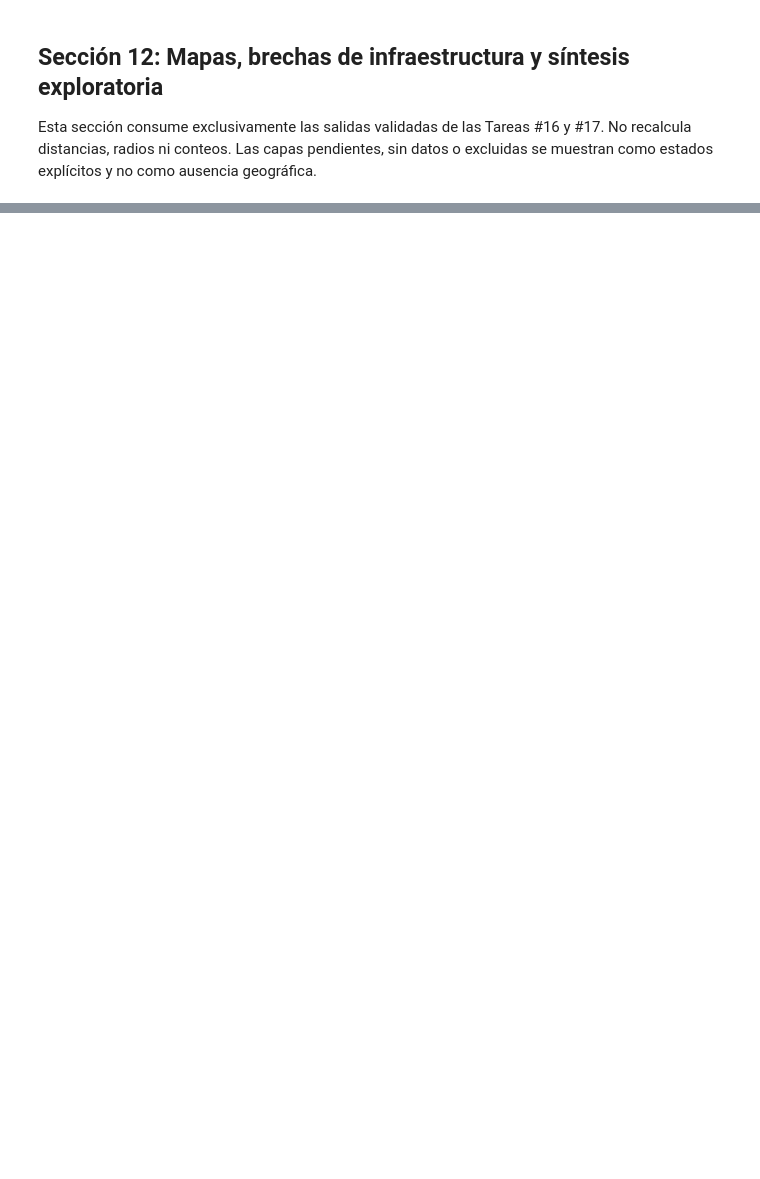
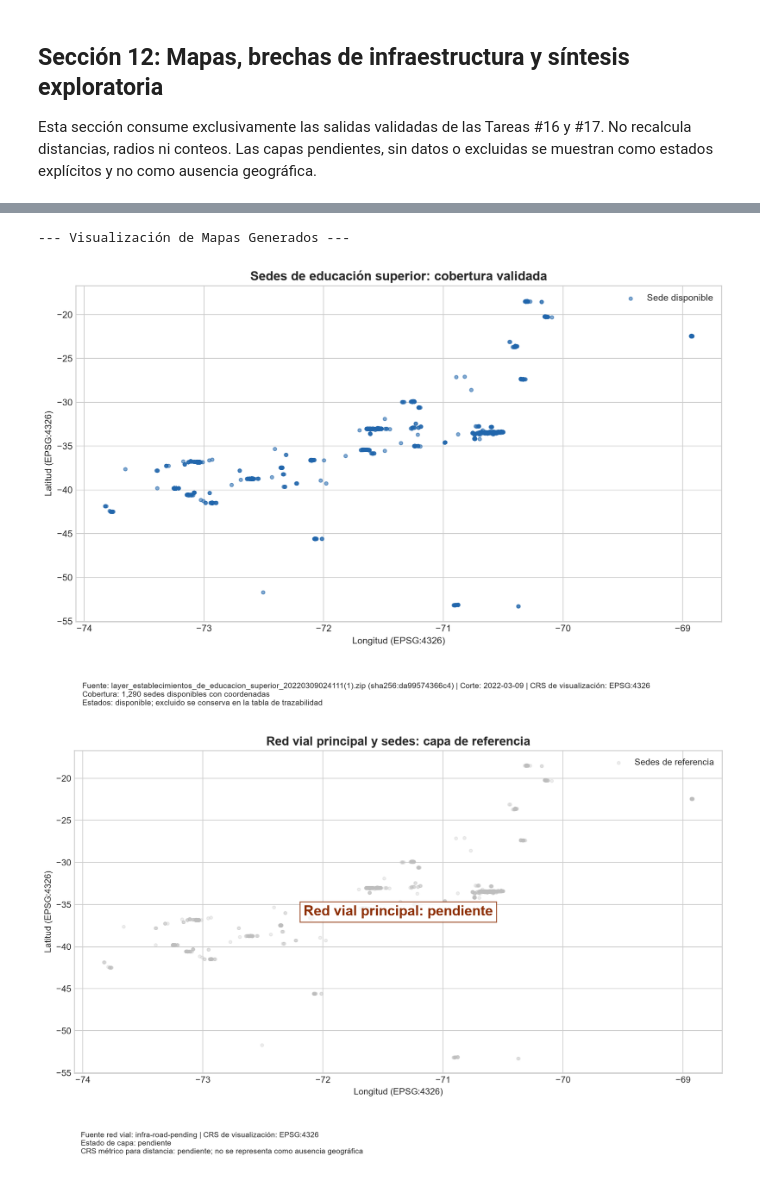
Before and after one commit to YnnySA/match-regional-ia-chile, a Jupyter notebook: notebooks/sprint1_match_ia_regional.ipynb, the cells around one changed output, grey strips where cells are left out. Cells and saved outputs as stored; diff of their text form; code cells hidden in the pictures; blank space fills up the shorter version.

Commit message:
feat: agregar visualización inline en el notebook de la estructira de los mapas

```diff
--- a/notebooks/sprint1_match_ia_regional.ipynb
+++ b/notebooks/sprint1_match_ia_regional.ipynb
@@ -1613,0 +1619,12 @@ print(f"Conectividad: estado explícito {status_connectivity}")
+# %%
+from IPython.display import Image, display
+
+print("--- Visualización de Mapas Generados ---")
+display(Image(filename=str(sedes_figure)))
+display(Image(filename=str(red_vial_figure)))
+display(Image(filename=str(services_figure)))
+display(Image(filename=str(regional_figure)))
+# %% [output]
+--- Visualización de Mapas Generados ---
+[figure, added]
+[figure, added]
```
Also changed, not shown: parts of 2 cells of this notebook.
